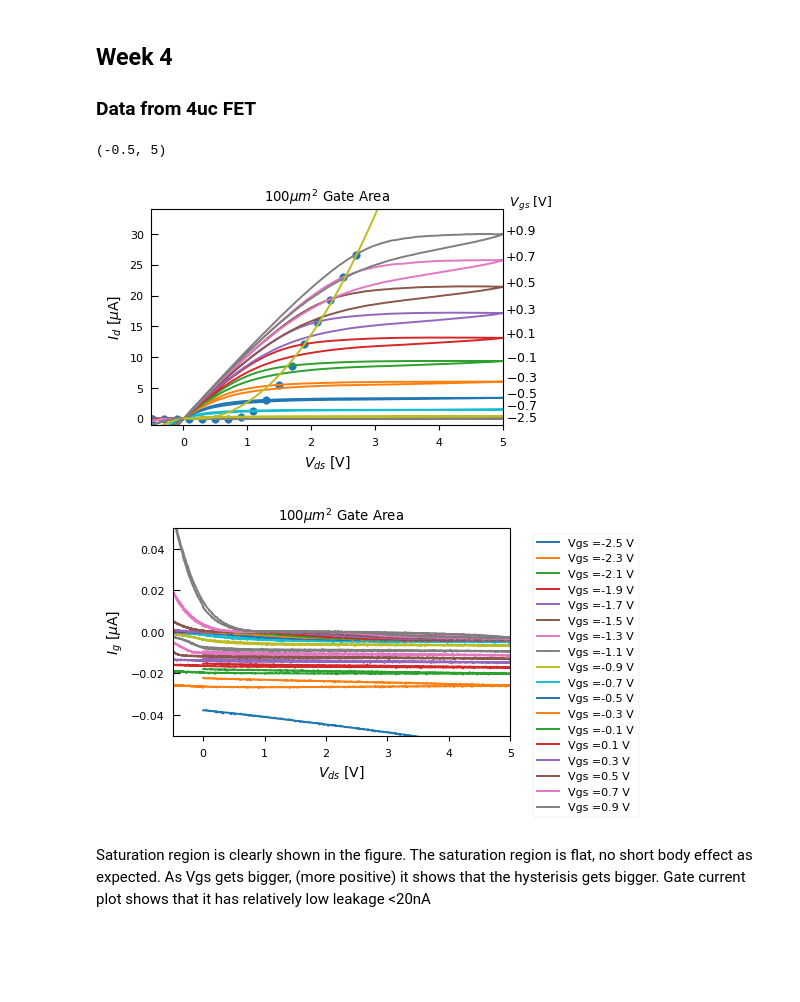
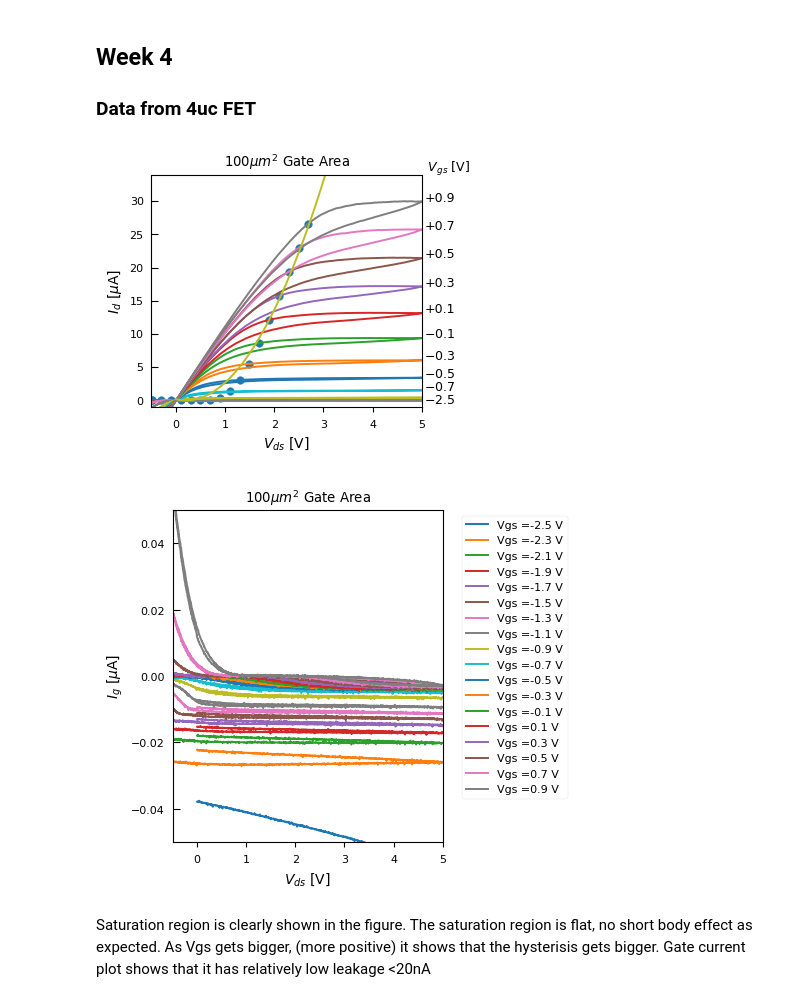
Before and after one commit to prabowobagas/Jupyter-Notebook-Thesis, a Jupyter notebook: Weekly Journal.ipynb, the cells around one changed output. Drawn from its saved outputs; the diff is of its cells as text; code cells hidden in the pictures; blank space fills up the shorter version.

```diff
--- a/Weekly Journal.ipynb
+++ b/Weekly Journal.ipynb
@@ -325,40 +325,39 @@ Vds_new = np.linspace(0, 5, num = 100, endpoint=True)
 Ids_new = quadratic_fitting(Vds_new, *popt)
 # ax.plot(Vds_tuple,Ids_tuple)
 ax.plot(Vds_new, Ids_new)
 ax.scatter(Vds_tuple, Ids_tuple)
 
 
 ## Plot setting for fig1 (Id vs Vds)
 ax.set_title('100$\mu m^2$ Gate Area')
 ax.set_xlabel('$V_{ds}$ [V]', fontsize=10)
 ax.set_ylabel('$I_{d}$ [$\mu$A]', fontsize=10)
 # ax.legend(bbox_to_anchor=(1.05, 1), loc=2)
 ax.set_xlim(-0.5, 5)
 ax.set_ylim(-1, 34)
 ax.tick_params(axis = 'y', which = 'both', length=5, direction='in')
 ax.tick_params(axis = 'both', which = 'minor', labelsize = 9)
 ax.text(5+0.05, 34+0.5, ' $V_{gs}$ [V]',  withdash=False, fontsize=9) # Vgs label is set manually
-fig1.set_size_inches(plot_width*1.3 , plot_height*1.3)
-#fig1.savefig('Figures\\Ids_Vds_dev15-16.pdf', format='pdf', dp, bbox_inches='tight')
+fig1.set_size_inches(plot_width, plot_height*1.4)
+#fig1.savefig('Figures\\Dev15_Vds_sweep-Ids.pdf', format='pdf', bbox_inches='tight')
 
 
 ## plot setting for fig2 (Ig vs Vds)
 ax2.legend(bbox_to_anchor=(1.05, 1), loc=2)
 ax2.set_title('100$\mu m^2$ Gate Area')
 ax2.set_xlabel('$V_{ds}$ [V]', fontsize=10)
 ax2.set_ylabel('$I_{g}$ [$\mu$A]', fontsize=10)
 ax2.tick_params(axis = 'y', which = 'both', length=5, direction='in')
 ax2.tick_params(axis = 'both', which = 'minor', labelsize = 9)
-fig2.set_size_inches(plot_width*1.25 , plot_height*1.25)
+fig2.set_size_inches(plot_width , plot_height*2)
 ax2.set_ylim(-0.05, 0.050)
 ax2.set_xlim(-0.5, 5)
-#fig2.savefig('Figures\\Ids_Vds_dev15-16.pdf', format='pdf', dp, bbox_inches='tight')
+#fig2.savefig('Figures\\Dev15_Vds_sweep-Igs.pdf', format='pdf', bbox_inches='tight')
 
 # Fig 3 setting
 # %% [output]
-(-0.5, 5)
-[figure, old version]
+[figure, new version]
-[figure, old version]
+[figure, new version]
 # %% [markdown]
 Saturation region is clearly shown in the figure. The saturation region is flat, no short body effect as expected. As Vgs gets bigger, (more positive) it shows that the hysterisis gets bigger. Gate current plot shows that it has relatively low leakage <20nA
 # %%
```
Also changed, not shown: parts of 6 cells of this notebook, 13 other files.
